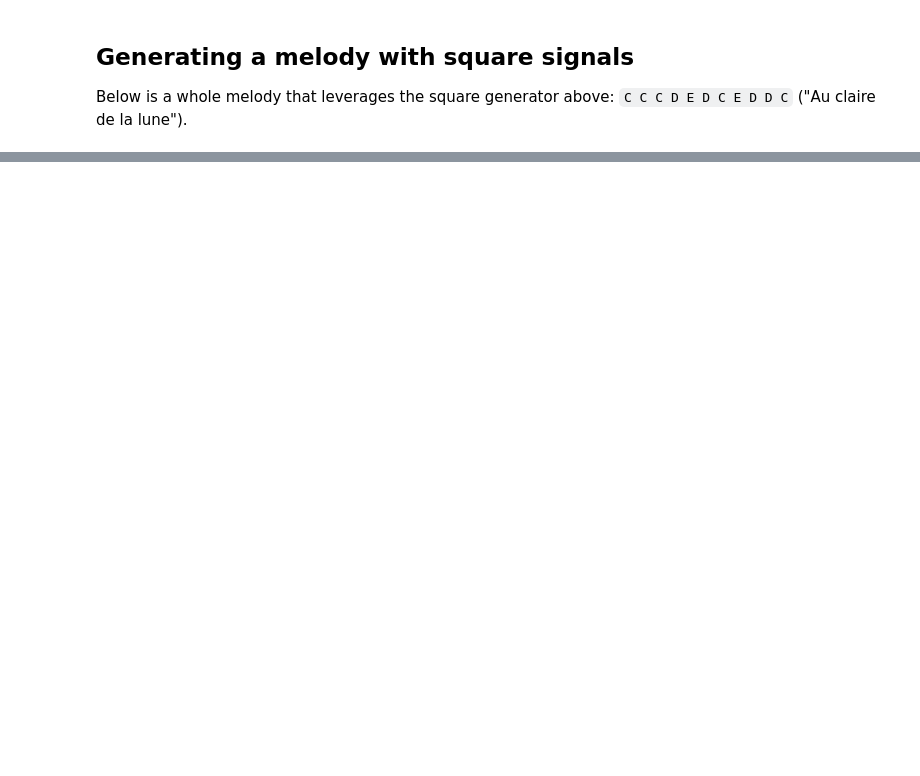
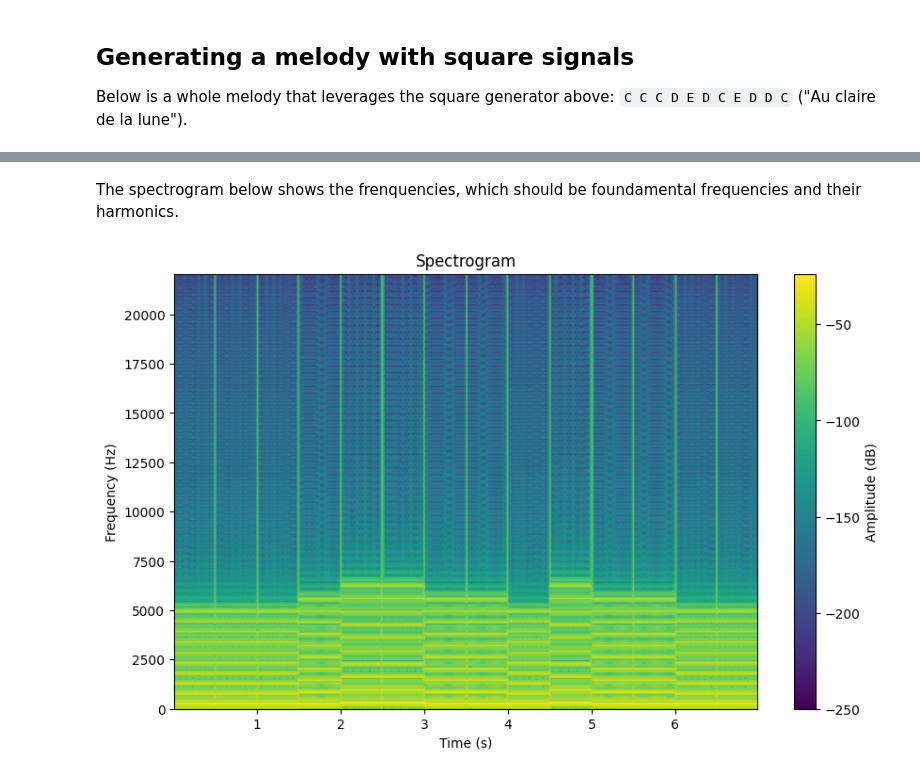
Before and after one commit to lio8nel/notebooks, a Jupyter notebook: fourier_generator.ipynb, the cells around one changed output, grey strips where cells are left out. Drawn from its saved outputs; the diff is of its cells as text; code cells hidden in the pictures; blank space fills up the shorter version.

Commit message:
feat(fourier_generator): add spectrogram

```diff
--- a/fourier_generator.ipynb
+++ b/fourier_generator.ipynb
@@ -102,3 +102,19 @@ from IPython.display import Audio
 Audio("song.wav")
 # %% [output]
 [interactive output not drawn]
+# %% [markdown]
+The spectrogram below shows the frenquencies, which should be foundamental frequencies and their harmonics.
+# %%
+from scipy.signal import spectrogram
+
+frequencies, times, Sxx = spectrogram(wave, fs=sample_rate, nperseg=1024)
+
+plt.figure(figsize=(10, 6))
+plt.pcolormesh(times, frequencies, 10 * np.log10(Sxx), shading='gouraud')
+plt.title("Spectrogram")
+plt.ylabel("Frequency (Hz)")
+plt.xlabel("Time (s)")
+plt.colorbar(label="Amplitude (dB)")
+plt.show()
+# %% [output]
+[figure, added]
```
Also changed, not shown: parts of 1 cell of this notebook.
